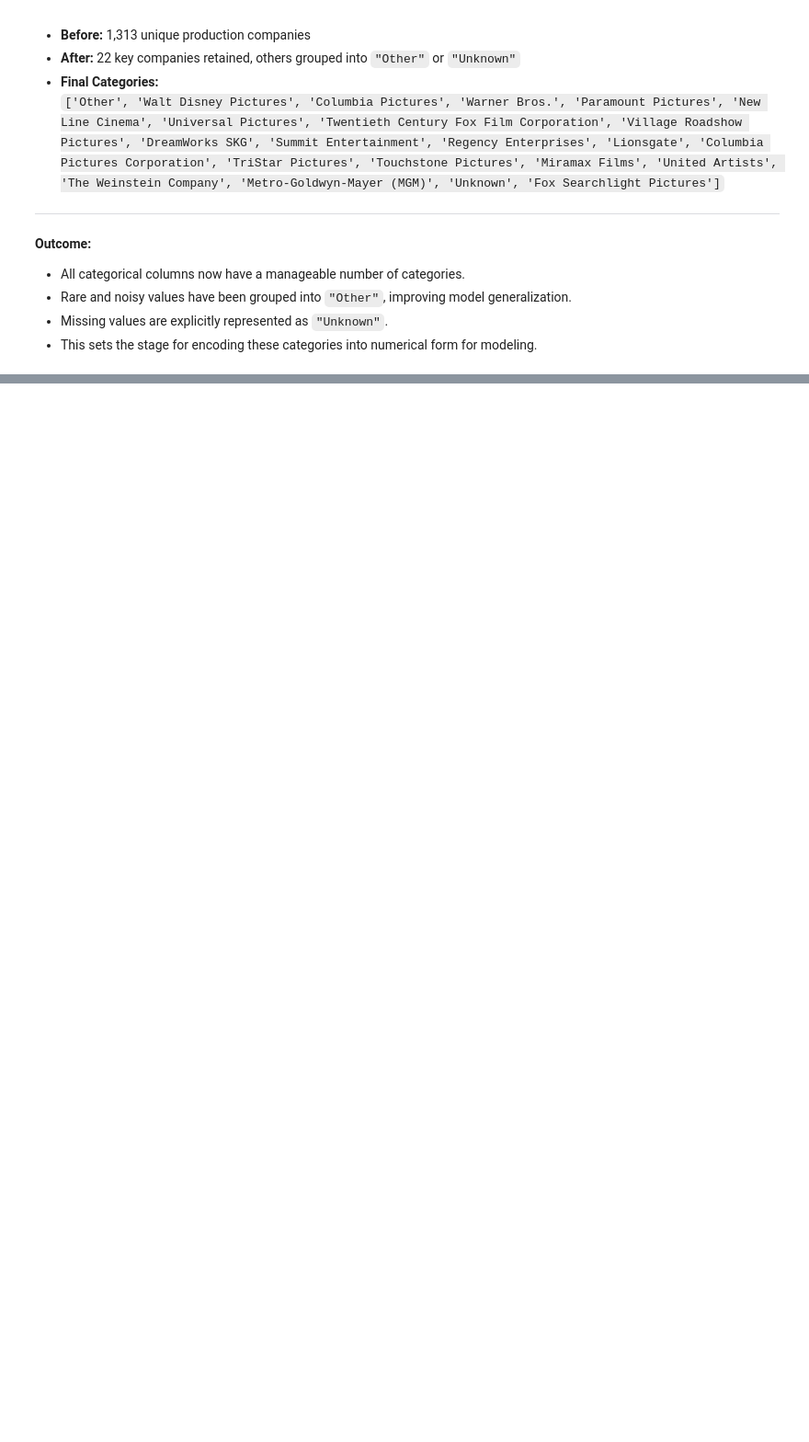
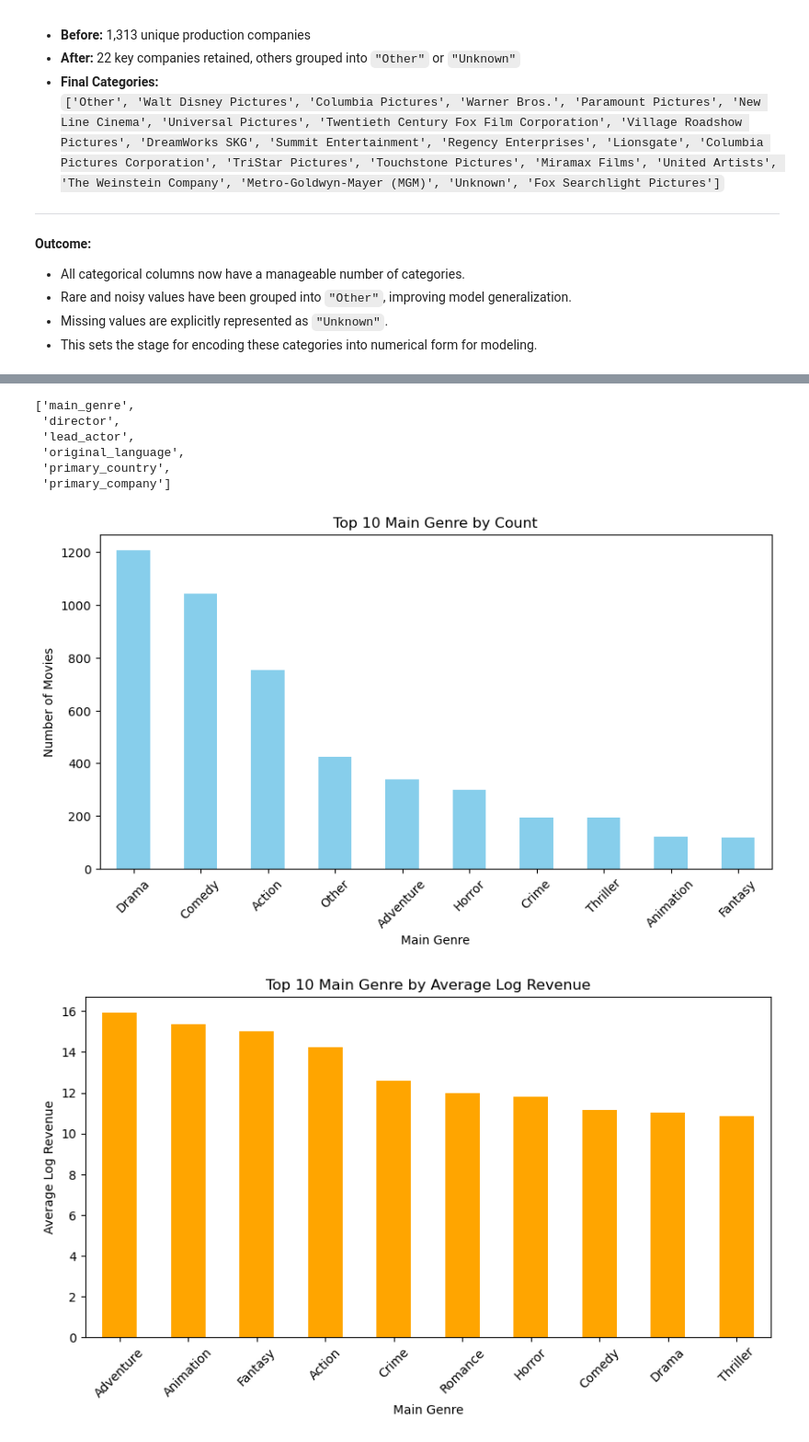
Before and after one commit to J-Kimani/DS, a Jupyter notebook: Projects/Box Office Revenue Prediction/box_office.ipynb, the cells around one changed output, grey strips where cells are left out. Shown at 92% size. Saved outputs shown, nothing was run; the diff lists cells and outputs as text; code cells hidden in the pictures; blank space fills up the shorter version.

```diff
--- a/Projects/Box Office Revenue Prediction/box_office.ipynb
+++ b/Projects/Box Office Revenue Prediction/box_office.ipynb
@@ -1835,0 +1872,39 @@ The goal was to keep categories that occur frequently and group all rare values
+# %%
+plt.rcParams['figure.figsize'] = (10, 5)
+categorical_cols = df3.select_dtypes(include=['object']).columns.tolist()
+categorical_cols
+# %% [output]
+['main_genre',
+ 'director',
+ 'lead_actor',
+ 'original_language',
+ 'primary_country',
+ 'primary_company']
+# %%
+# Function to plot top categories by count
+def plot_top_counts(df, column, top_n= 10):
+    top_values = df[column].value_counts().head(top_n)
+    top_values.plot(kind= "bar", color= "skyblue")
+    plt.title(f"Top {top_n} {column.replace('_',' ').title()} by Count")
+    plt.ylabel("Number of Movies")
+    plt.xlabel(column.replace('_',' ').title())
+    plt.xticks(rotation=45)
+    plt.show()
+
+# Function to plot top categories by average revenue
+def plot_top_avg_revenue(df, column, top_n= 10):
+    top_revenue = df.groupby(column)['log_revenue'].mean().sort_values(ascending=False).head(top_n)
+    top_revenue.plot(kind='bar', color='orange')
+    plt.title(f"Top {top_n} {column.replace('_',' ').title()} by Average Log Revenue")
+    plt.ylabel("Average Log Revenue")
+    plt.xlabel(column.replace('_',' ').title())
+    plt.xticks(rotation=45)
+    plt.show()
+
+# Generate plots for each categorical column
+for col in categorical_cols:
+    plot_top_counts(df3, col)
+    plot_top_avg_revenue(df3, col)
+# %% [output]
+[figure, added]
+[figure, added]
```
Also changed, not shown: parts of 6 cells of this notebook, 1 other file.
